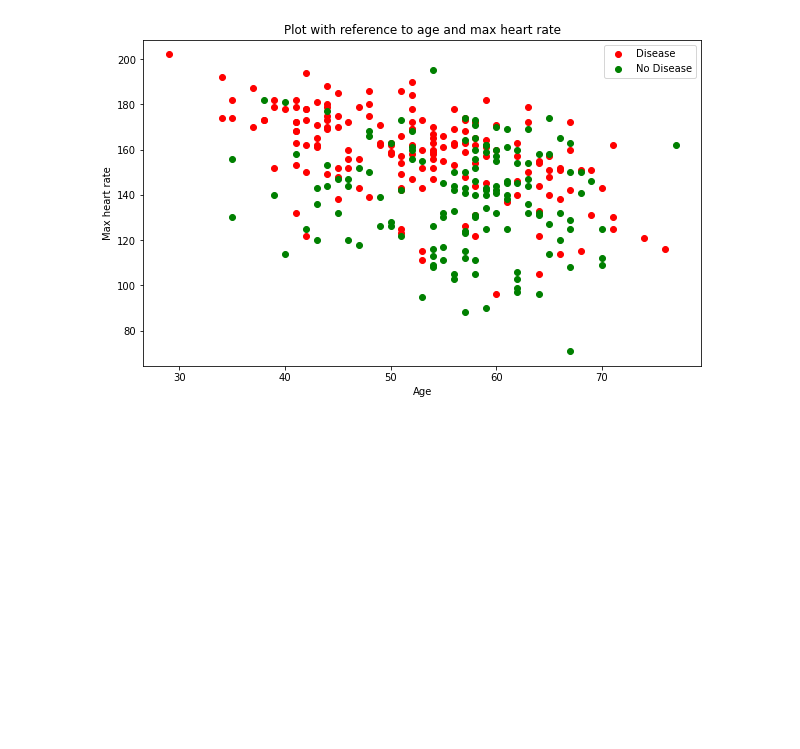
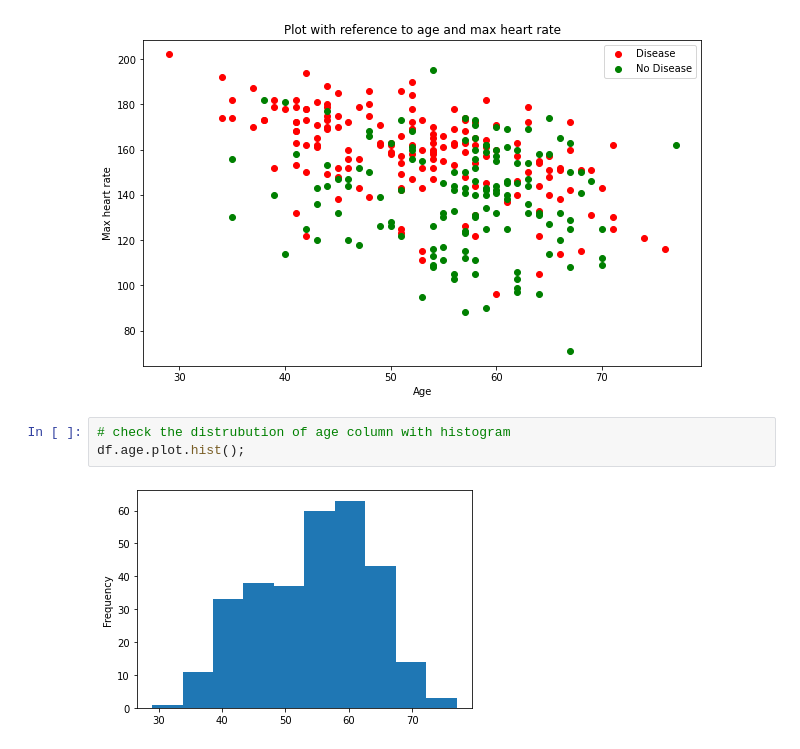
Before and after one commit to im-sudhir/Heart-Disease-End-to-End-Machine-Learning, a Jupyter notebook: end to end heart disease classification.ipynb, the cells around one changed output. Cells and saved outputs as stored; diff of their text form; blank space fills up the shorter version.

```diff
--- a/end to end heart disease classification.ipynb
+++ b/end to end heart disease classification.ipynb
@@ -228,3 +228,8 @@ plt.ylabel("Max heart rate")
 plt.legend(["Disease","No Disease"]);
 # %% [output]
 [figure]
+# %%
+# check the distrubution of age column with histogram
+df.age.plot.hist();
+# %% [output]
+[figure, added]
```
Also changed, not shown: parts of 6 cells of this notebook.
